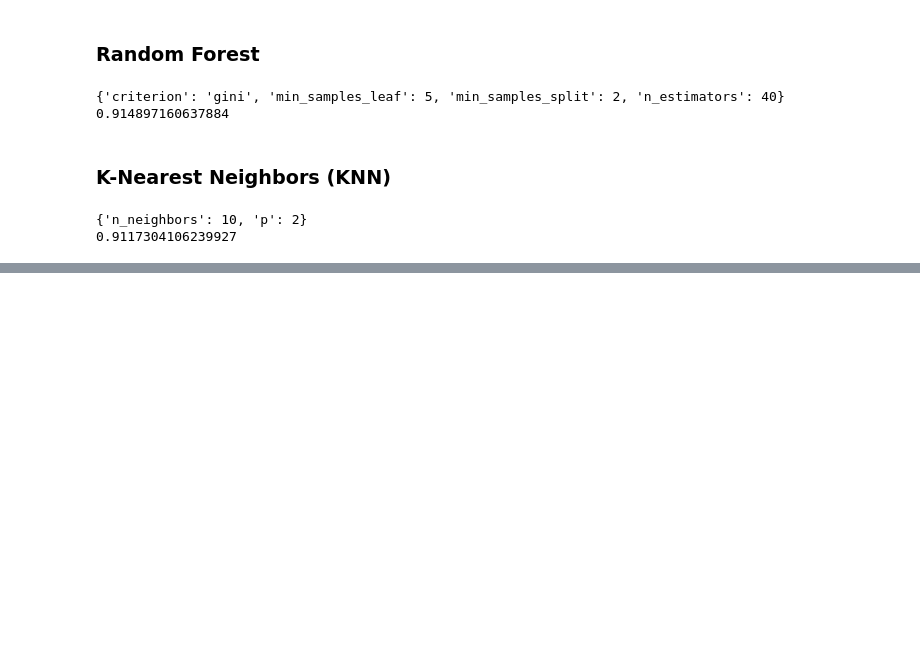
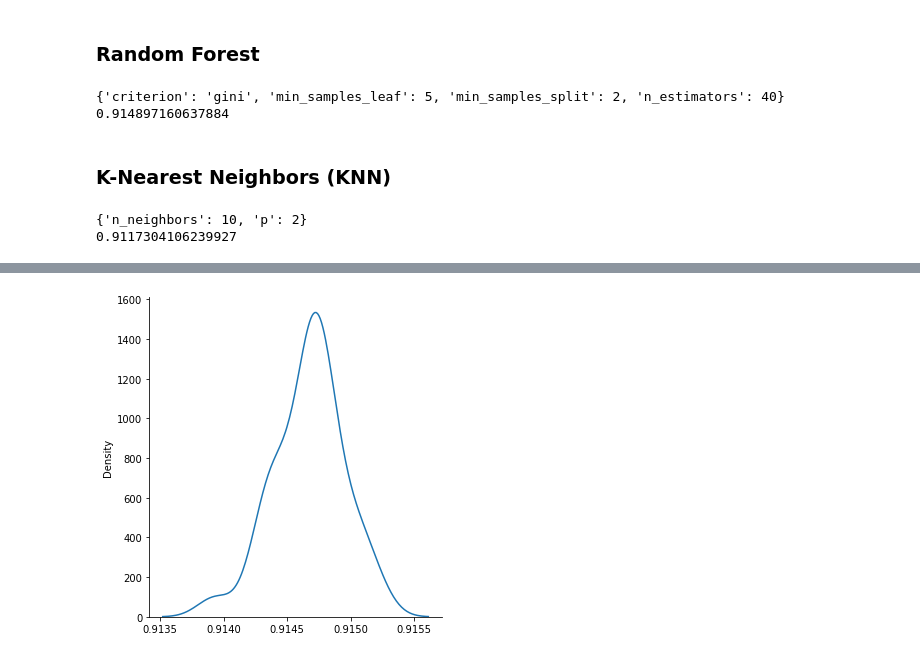
Before and after one commit to jeffersonlbsb/classification_model_example, a Jupyter notebook: heart_disease_prediction.ipynb, the cells around one changed output, grey strips where cells are left out. Cells and saved outputs as stored; diff of their text form; code cells hidden in the pictures; blank space fills up the shorter version.

```diff
--- a/heart_disease_prediction.ipynb
+++ b/heart_disease_prediction.ipynb
@@ -358,0 +597,4 @@ print(melhor_resultado)
+# %%
+sns.displot(resultados_floresta, kind = 'kde');
+# %% [output]
+[figure, added]
```
Also changed, not shown: parts of 65 cells of this notebook.
